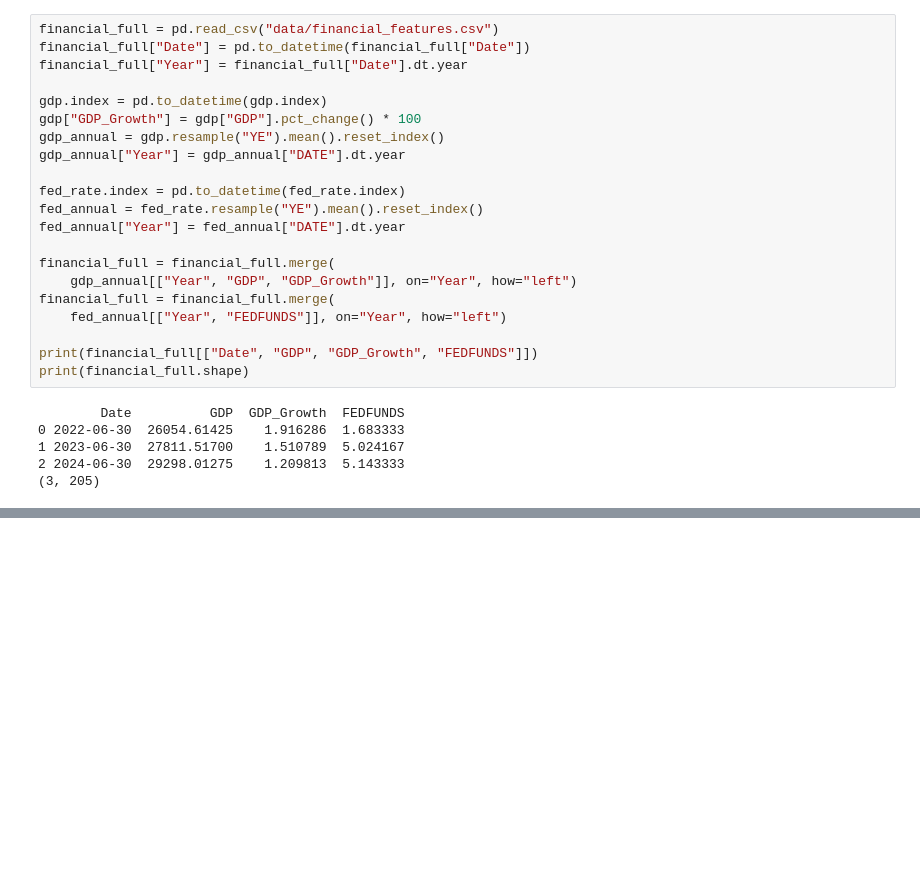
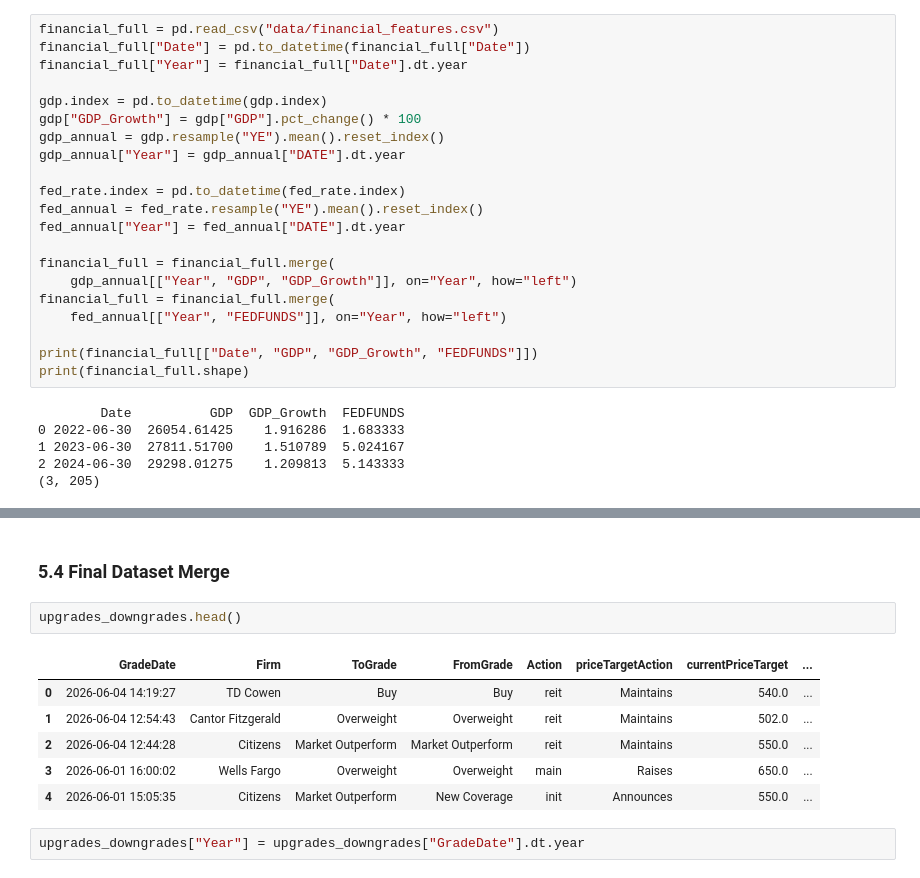
Before and after one commit to abdallahh07/Microsoft-analyst-recommendation-prediction, a Jupyter notebook: research.ipynb, the cells around one changed output, grey strips where cells are left out. Cells and saved outputs as stored; diff of their text form; blank space fills up the shorter version.

```diff
--- a/research.ipynb
+++ b/research.ipynb
@@ -844,0 +959,13 @@ print(financial_full.shape)
+# %% [markdown]
+### 5.4 Final Dataset Merge
+# %%
+upgrades_downgrades.head()
+# %% [output]
+|  | GradeDate | Firm | ToGrade | FromGrade | Action | priceTargetAction | currentPriceTarget | ... |
+| 0 | 2026-06-04 14:19:27 | TD Cowen | Buy | Buy | reit | Maintains | 540.0 | ... |
+| 1 | 2026-06-04 12:54:43 | Cantor Fitzgerald | Overweight | Overweight | reit | Maintains | 502.0 | ... |
+| 2 | 2026-06-04 12:44:28 | Citizens | Market Outperform | Market Outperform | reit | Maintains | 550.0 | ... |
+| 3 | 2026-06-01 16:00:02 | Wells Fargo | Overweight | Overweight | main | Raises | 650.0 | ... |
+| 4 | 2026-06-01 15:05:35 | Citizens | Market Outperform | New Coverage | init | Announces | 550.0 | ... |
+# %%
+upgrades_downgrades["Year"] = upgrades_downgrades["GradeDate"].dt.year
```
Also changed, not shown: parts of 38 cells of this notebook, 2 other files.
